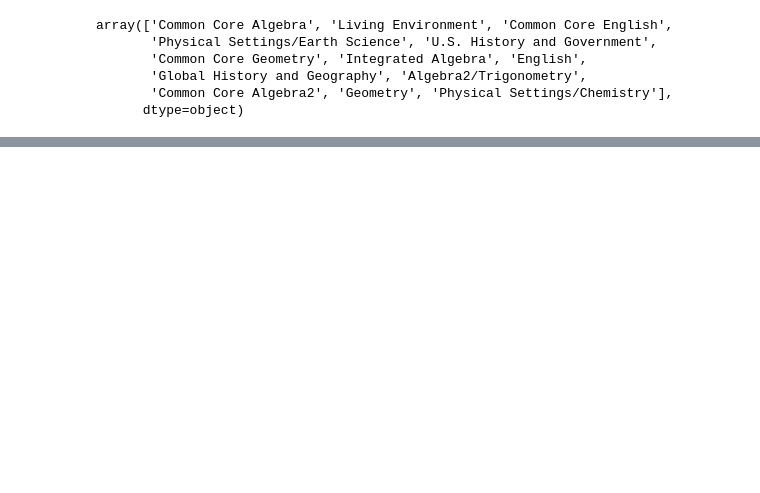
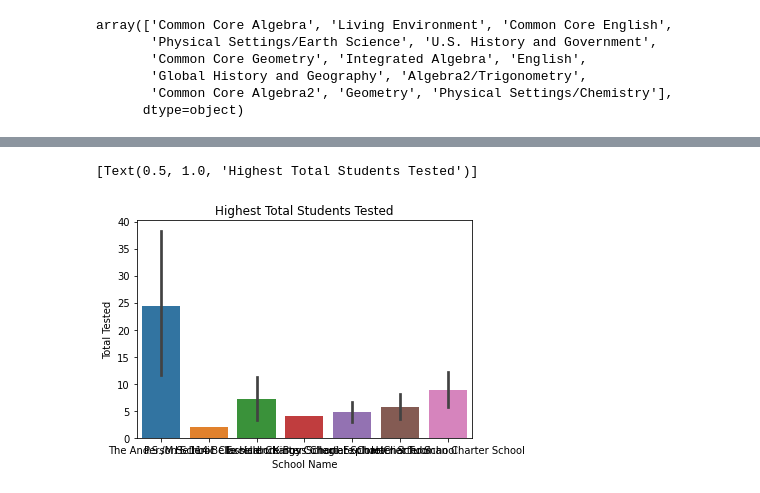
Before and after one commit to leksangpelkey/firstproject, a Jupyter notebook: ProjectAssignment1.ipynb, the cells around one changed output, grey strips where cells are left out. Drawn from its saved outputs; the diff is of its cells as text; code cells hidden in the pictures; blank space fills up the shorter version.

```diff
--- a/ProjectAssignment1.ipynb
+++ b/ProjectAssignment1.ipynb
@@ -123,4 +124,9 @@ schoolselected
 | 207866 | Explore Charter School | K-8 | Integrated Algebra | 2015 | 1 | NaN |
 | 212314 | Harriet Tubman Charter School | K-8 | Integrated Algebra | 2015 | 13 | NaN |
 | 212315 | Harriet Tubman Charter School | K-8 | Integrated Algebra | 2015 | 3 | NaN |
+# %%
+sns.barplot(x='School Name', y ='Total Tested', data =schoolselected).set(title="Highest Total Students Tested")
+# %% [output]
+[Text(0.5, 1.0, 'Highest Total Students Tested')]
+[figure, added]
 # %%
```
Also changed, not shown: parts of 13 cells of this notebook.
